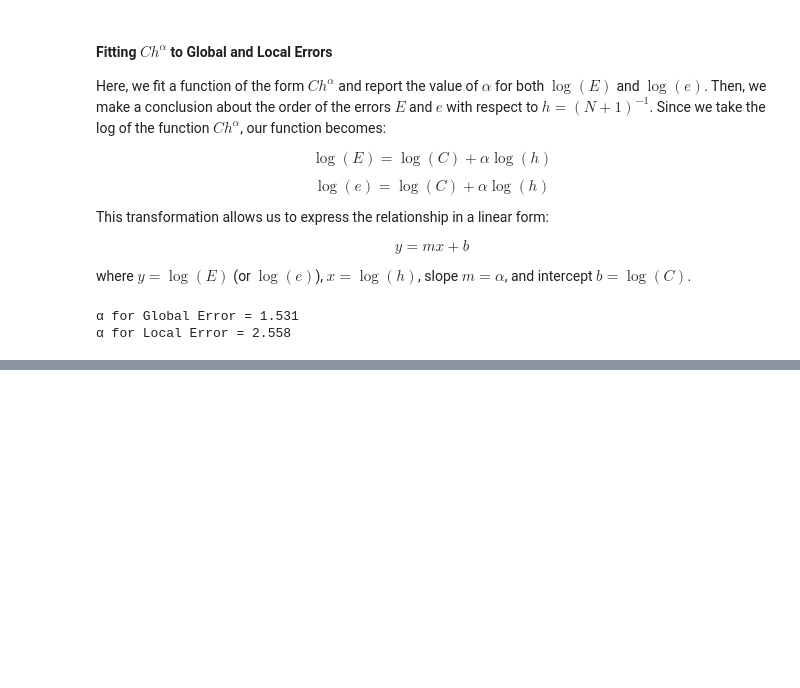
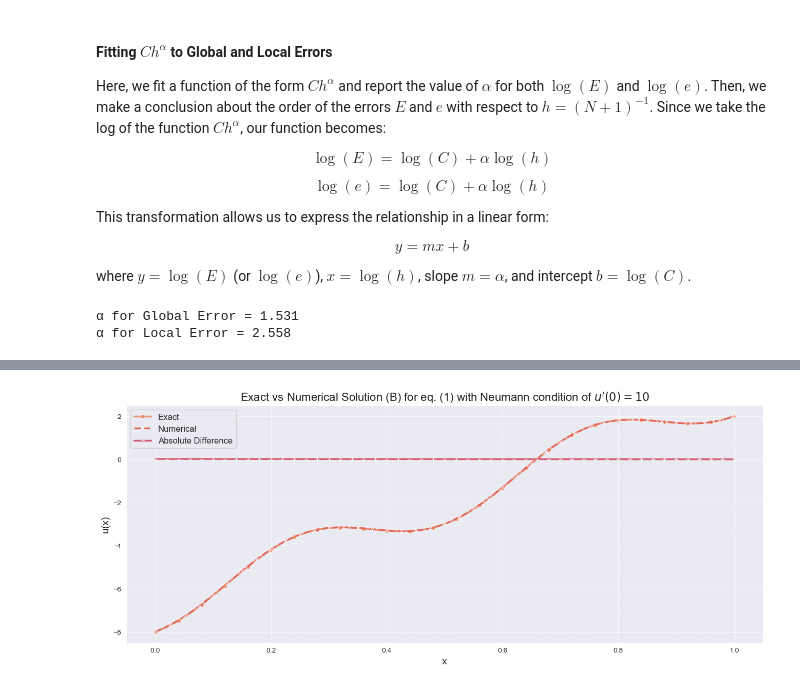
Before and after one commit to mintChocolate717/intro_CFD, a Jupyter notebook: hw4/hw4.ipynb, the cells around one changed output, grey strips where cells are left out. Cells and saved outputs as stored; diff of their text form; code cells hidden in the pictures; blank space fills up the shorter version.

```diff
--- a/hw4/hw4.ipynb
+++ b/hw4/hw4.ipynb
@@ -377,0 +650,26 @@ Our computed values of $\alpha_{Global} \approx 1.53$ and $\alpha_{Local} \appro
+# %%
+# first define the boundary conditions
+Mixed_boundary_conditions={'left': ('Neumann', 10), 'right': ('Dirichlet', 2)}
+# load in the exact solution
+exact_x_B, exact_u_B = read_dat_file("solutionB_N10000.dat")
+numerical_x_Ne4_B, numerical_u_Ne4_B = solve_bvp(ode_eq1, [0,1], N=10000,  boundary_conditions=Mixed_boundary_conditions)
+# comput data points
+abs_u_difference_B = np.abs(exact_u_B - numerical_u_Ne4_B)
+
+# Plot the data.
+plt.figure(figsize=(16, 6)) # create a figure
+# Exact solution
+sns.lineplot(x=exact_x_B, y=exact_u_B, marker='o', markersize=6, linestyle='-', linewidth=2.5, alpha=0.9, markevery=400, label="Exact")
+# Numerical solution
+sns.lineplot(x=numerical_x_Ne4_B, y=numerical_u_Ne4_B, marker='x', markersize=6, linestyle='--', linewidth=2.5, alpha=1., markevery=250, label="Numerical")
+# Absolute difference
+sns.lineplot(x=exact_x, y=abs_u_difference_B, marker='+', markersize=6, linestyle='-', linewidth=2.5, alpha=0.9, markevery=200, label="Absolute Difference")
+
+# xlabel, ylabel, title, etc.
+plt.xlabel("x", fontsize=14), plt.ylabel("u(x)", fontsize=14), plt.title(r"Exact vs Numerical Solution (B) for eq. (1) with Neumann condition of $u'(0) = 10$", fontsize=16)
+plt.legend(fontsize=12), plt.grid(True, linestyle="--", alpha=1)
+
+# Show plot
+plt.show()
+# %% [output]
+[figure, added]
```
Also changed, not shown: parts of 22 cells of this notebook.
